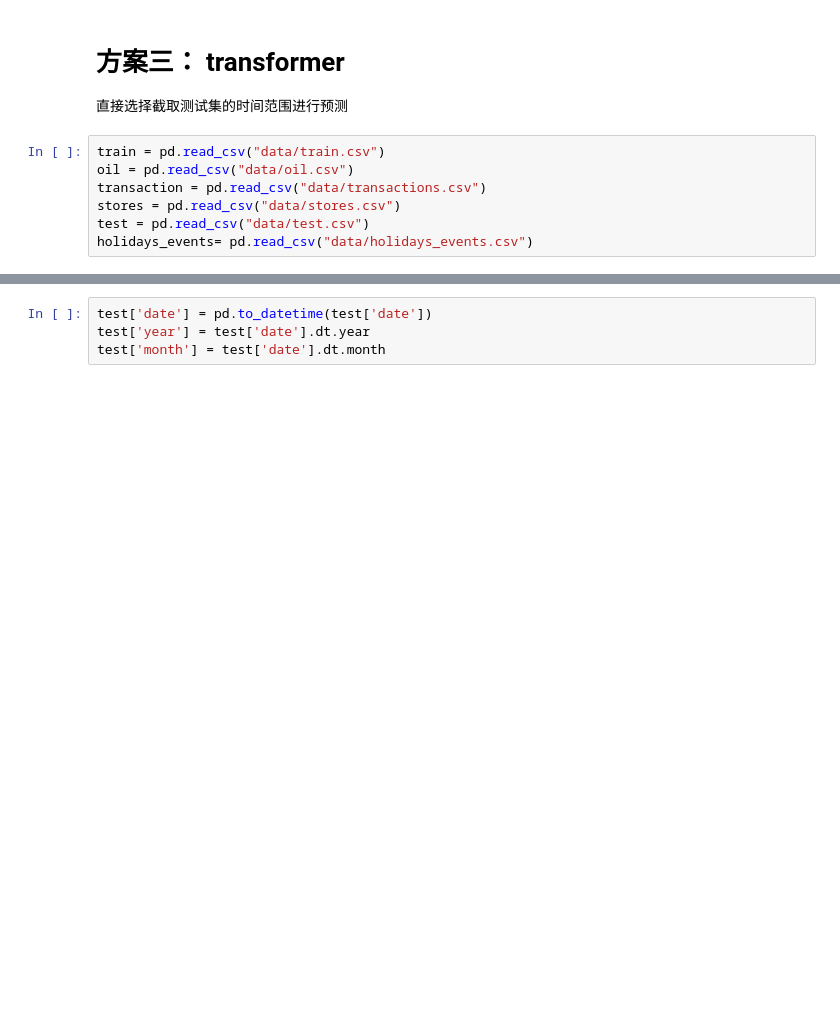
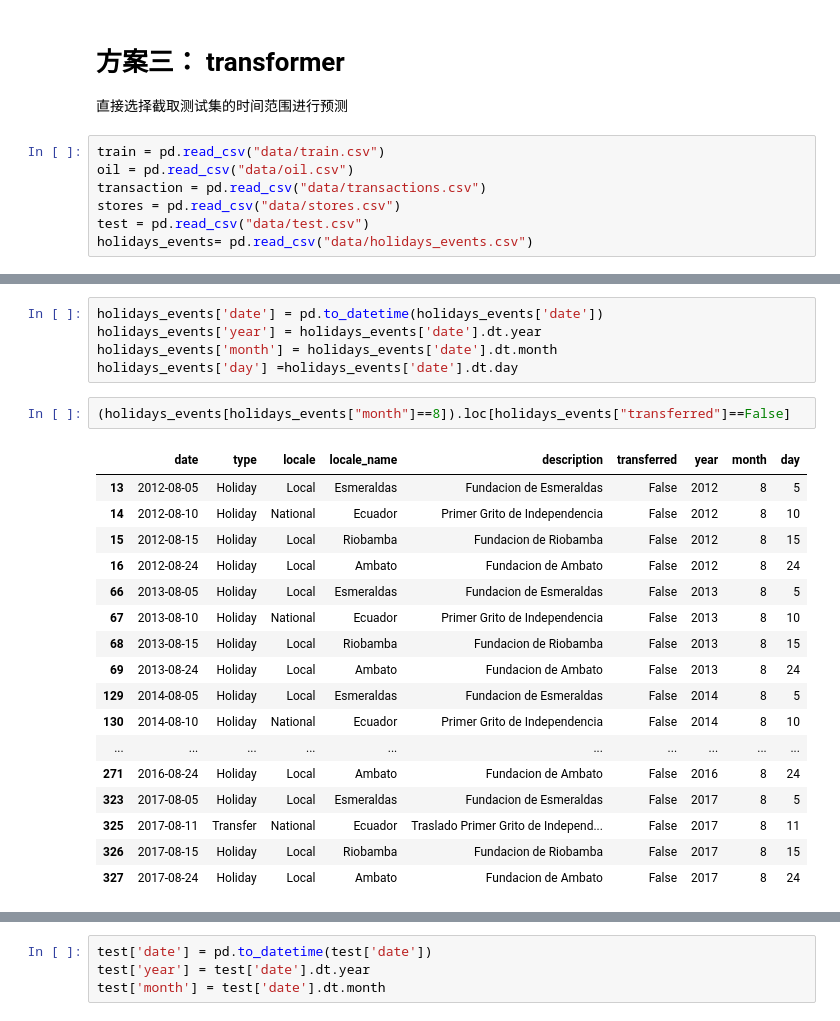
Before and after one commit to lomvix/time-series-study, a Jupyter notebook: Time Series Forecasting.ipynb, the cells around one changed output, grey strips where cells are left out. Drawn from its saved outputs; the diff is of its cells as text; blank space fills up the shorter version.

```diff
--- a/Time Series Forecasting.ipynb
+++ b/Time Series Forecasting.ipynb
@@ -1025,0 +1043,25 @@ AttributeError: 'list' object has no attribute 'iloc'
+# %%
+holidays_events['date'] = pd.to_datetime(holidays_events['date'])
+holidays_events['year'] = holidays_events['date'].dt.year
+holidays_events['month'] = holidays_events['date'].dt.month
+holidays_events['day'] =holidays_events['date'].dt.day
+# %%
+(holidays_events[holidays_events["month"]==8]).loc[holidays_events["transferred"]==False]
+# %% [output]
+|  | date | type | locale | locale_name | description | transferred | year | month | day |
+| 13 | 2012-08-05 | Holiday | Local | Esmeraldas | Fundacion de Esmeraldas | False | 2012 | 8 | 5 |
+| 14 | 2012-08-10 | Holiday | National | Ecuador | Primer Grito de Independencia | False | 2012 | 8 | 10 |
+| 15 | 2012-08-15 | Holiday | Local | Riobamba | Fundacion de Riobamba | False | 2012 | 8 | 15 |
+| 16 | 2012-08-24 | Holiday | Local | Ambato | Fundacion de Ambato | False | 2012 | 8 | 24 |
+| 66 | 2013-08-05 | Holiday | Local | Esmeraldas | Fundacion de Esmeraldas | False | 2013 | 8 | 5 |
+| 67 | 2013-08-10 | Holiday | National | Ecuador | Primer Grito de Independencia | False | 2013 | 8 | 10 |
+| 68 | 2013-08-15 | Holiday | Local | Riobamba | Fundacion de Riobamba | False | 2013 | 8 | 15 |
+| 69 | 2013-08-24 | Holiday | Local | Ambato | Fundacion de Ambato | False | 2013 | 8 | 24 |
+| 129 | 2014-08-05 | Holiday | Local | Esmeraldas | Fundacion de Esmeraldas | False | 2014 | 8 | 5 |
+| 130 | 2014-08-10 | Holiday | National | Ecuador | Primer Grito de Independencia | False | 2014 | 8 | 10 |
+| ... | ... | ... | ... | ... | ... | ... | ... | ... | ... |
+| 271 | 2016-08-24 | Holiday | Local | Ambato | Fundacion de Ambato | False | 2016 | 8 | 24 |
+| 323 | 2017-08-05 | Holiday | Local | Esmeraldas | Fundacion de Esmeraldas | False | 2017 | 8 | 5 |
+| 325 | 2017-08-11 | Transfer | National | Ecuador | Traslado Primer Grito de Independ... | False | 2017 | 8 | 11 |
+| 326 | 2017-08-15 | Holiday | Local | Riobamba | Fundacion de Riobamba | False | 2017 | 8 | 15 |
+| 327 | 2017-08-24 | Holiday | Local | Ambato | Fundacion de Ambato | False | 2017 | 8 | 24 |
```
Also changed, not shown: parts of 9 cells of this notebook.
